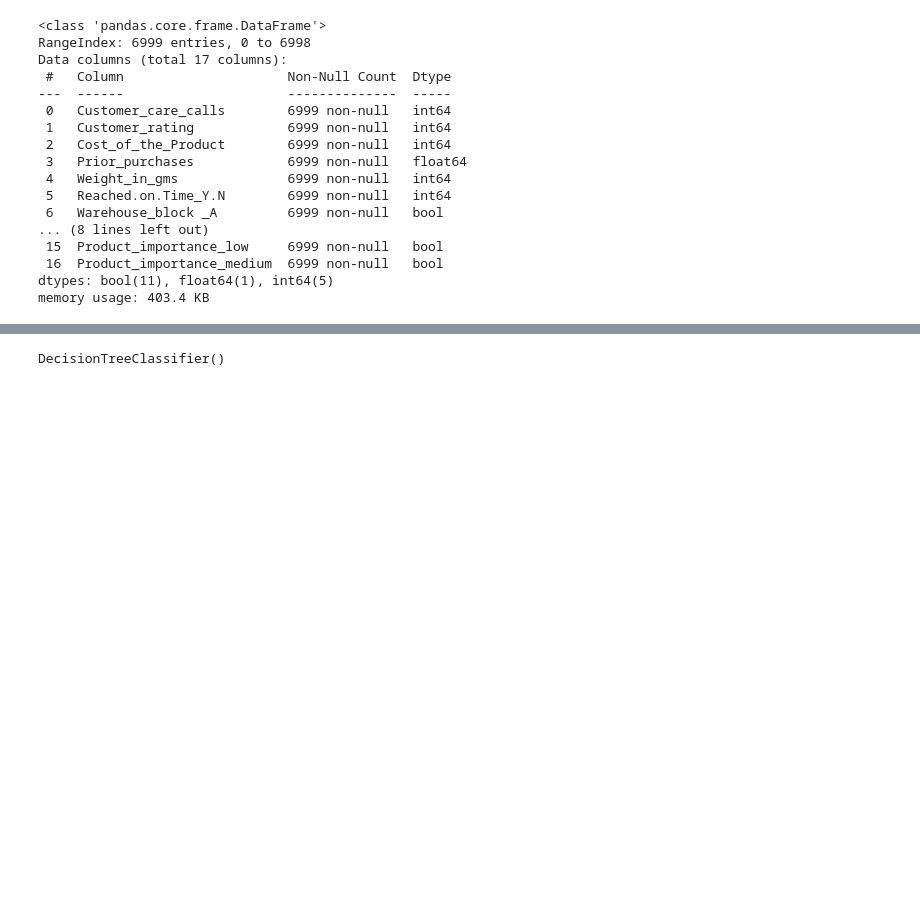
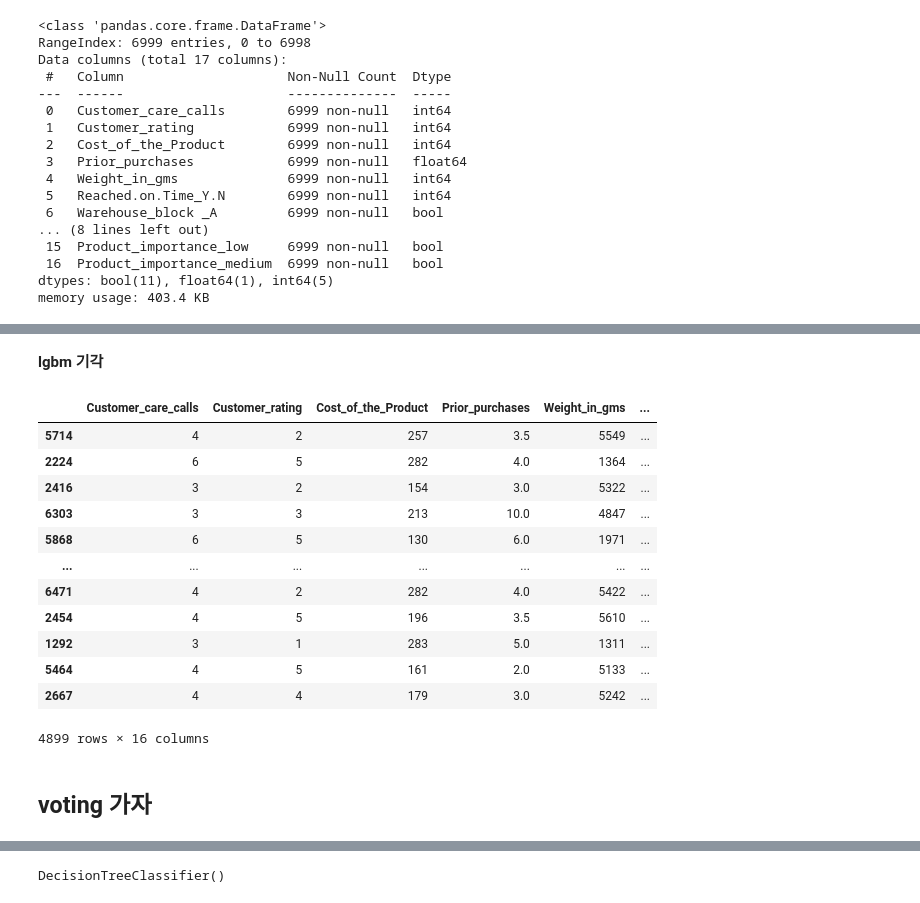
Before and after one commit to yoonjae97/predict_deliveryOfGoods, a Jupyter notebook: JCI/Kaggle_S_230811_1000.ipynb, the cells around one changed output, grey strips where cells are left out. Cells and saved outputs as stored; diff of their text form; code cells hidden in the pictures; blank space fills up the shorter version.

```diff
--- a/JCI/Kaggle_S_230811_1000.ipynb
+++ b/JCI/Kaggle_S_230811_1000.ipynb
@@ -692,0 +936,2 @@ tree_model = DecisionTreeClassifier()
+# %%
+lightGBM_model.fit(X_train,y_train)
@@ -692,0 +964,13 @@ tree_model = DecisionTreeClassifier()
+# %%
+param_tree = {
+    'n_estimators': range(100,501,100),
+    'learning_rate': [0.01,0.02,0.03,0.04,0.05],
+    'max_depth' : range(1,6),
+}
+# %%
+grid_search_tree=GridSearchCV(xgBoost_model,
+                             param_tree,
+                              cv=5
+                             )
+# %%
+grid_search_tree.fit(X_train,y_train)
@@ -692,0 +1128,20 @@ tree_model = DecisionTreeClassifier()
+# %% [markdown]
+**lgbm 기각**
+# %%
+X_train
+# %% [output]
+|  | Customer_care_calls | Customer_rating | Cost_of_the_Product | Prior_purchases | Weight_in_gms | ... |
+| 5714 | 4 | 2 | 257 | 3.5 | 5549 | ... |
+| 2224 | 6 | 5 | 282 | 4.0 | 1364 | ... |
+| 2416 | 3 | 2 | 154 | 3.0 | 5322 | ... |
+| 6303 | 3 | 3 | 213 | 10.0 | 4847 | ... |
+| 5868 | 6 | 5 | 130 | 6.0 | 1971 | ... |
+| ... | ... | ... | ... | ... | ... | ... |
+| 6471 | 4 | 2 | 282 | 4.0 | 5422 | ... |
+| 2454 | 4 | 5 | 196 | 3.5 | 5610 | ... |
+| 1292 | 3 | 1 | 283 | 5.0 | 1311 | ... |
+| 5464 | 4 | 5 | 161 | 2.0 | 5133 | ... |
+| 2667 | 4 | 4 | 179 | 3.0 | 5242 | ... |
+4899 rows × 16 columns
+# %% [markdown]
+## voting 가자
```
Also changed, not shown: parts of 96 cells of this notebook.
